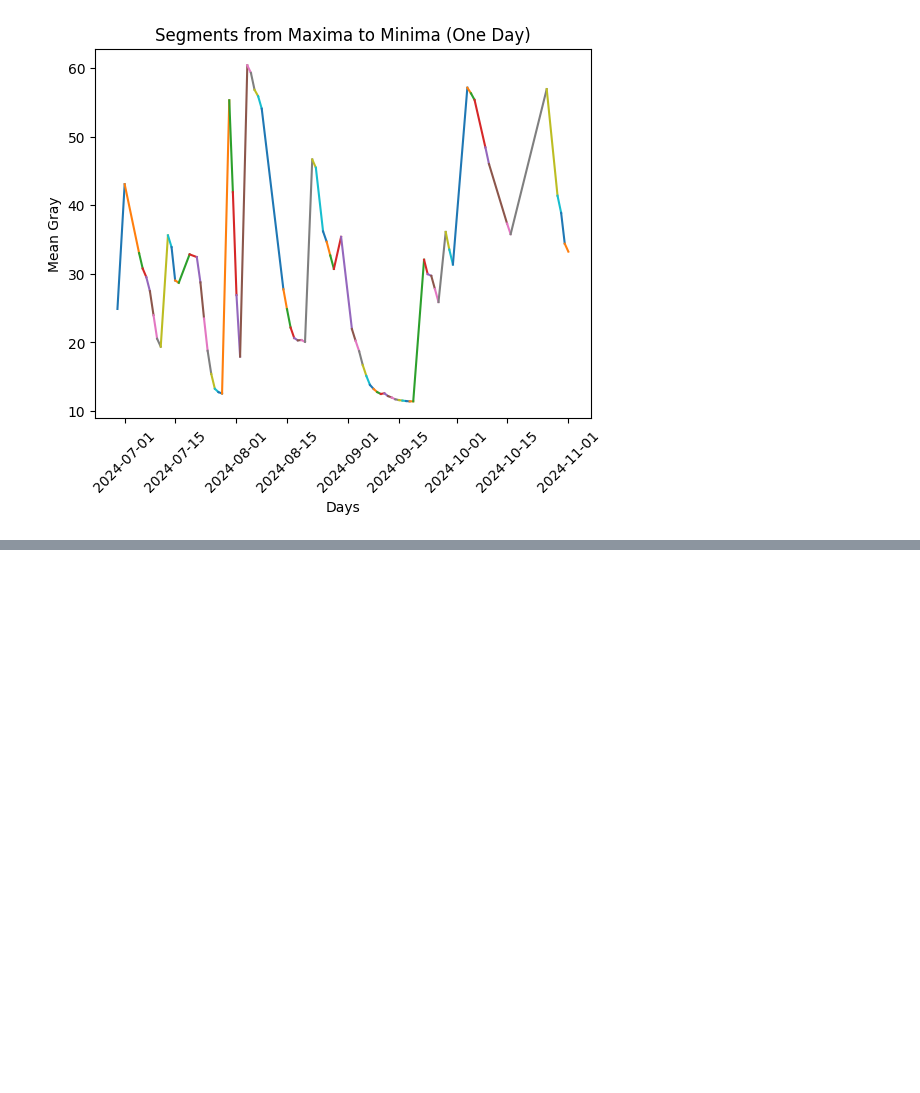
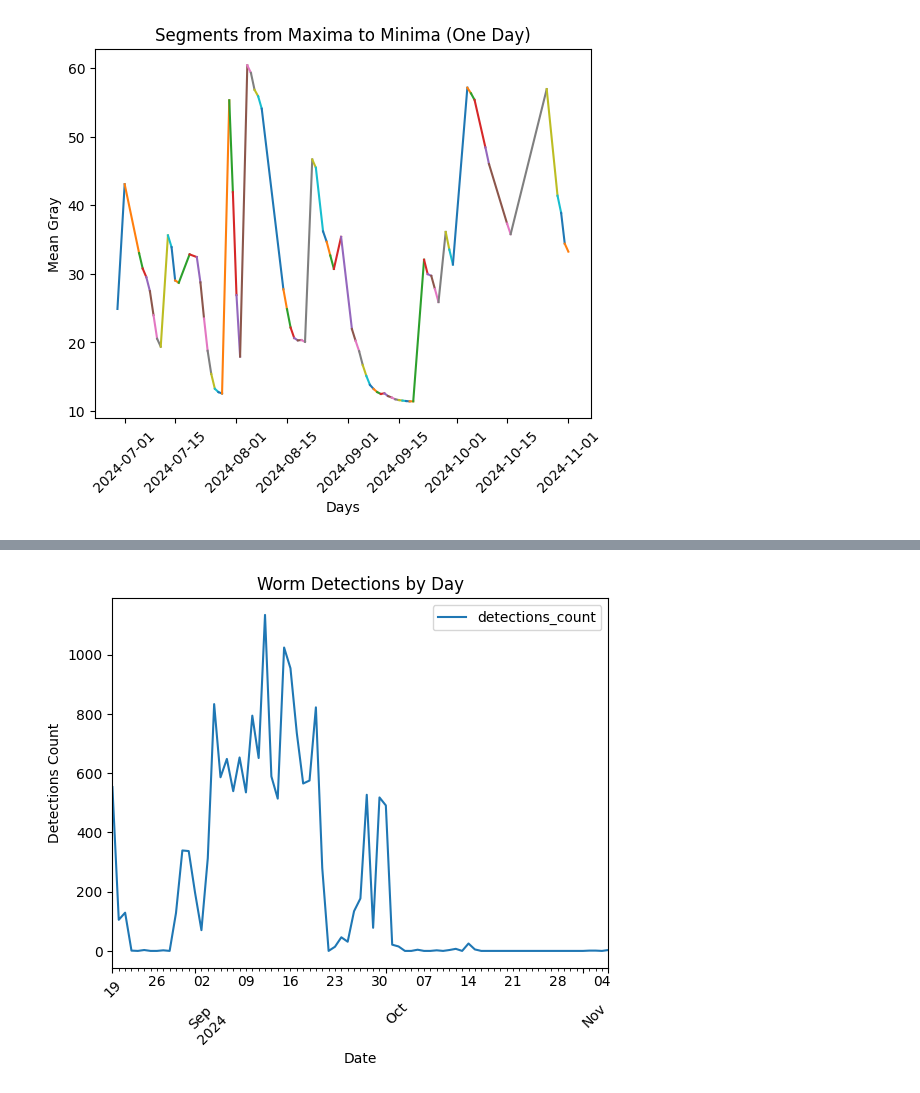
Before and after one commit to wiggle-bin/wiggle-notes, a Jupyter notebook: worms_actvitiy/DataActivityCorrelation.ipynb, the cells around one changed output, grey strips where cells are left out. Drawn from its saved outputs; the diff is of its cells as text; code cells hidden in the pictures; blank space fills up the shorter version.

```diff
--- a/worms_actvitiy/DataActivityCorrelation.ipynb
+++ b/worms_actvitiy/DataActivityCorrelation.ipynb
@@ -391,0 +392,8 @@ df_cleaned_sorted
+# %%
+# Load the CSV file into a DataFrame
+detections = pd.read_csv('./data/csv/image-predictions.csv', usecols=['time', 'class', 'confidence', 'x', 'y', 'width', 'height'])
+
+# Convert the 'time' column to datetime format
+detections['time'] = pd.to_datetime(detections['time'])
+
+detections
@@ -391,0 +456,4 @@ df_cleaned_sorted
+# %%
+detections_worm = detections_non_overlapping[detections_non_overlapping['class'] == 'worm']
+detections_worm = detections_worm[detections_worm['confidence'] > 0.7]
+detections_worm
@@ -391,0 +474,8 @@ df_cleaned_sorted
+# %%
+# Group by day
+detections_worm_by_day = detections_worm.resample('D', on='time').agg({
+    'confidence': 'mean',
+    'class': 'count'
+}).rename(columns={'class': 'detections_count'})
+
+detections_worm_by_day
@@ -391,0 +497,9 @@ df_cleaned_sorted
+# %%
+detections_worm_by_day.plot(y='detections_count', kind='line')
+plt.xlabel('Date')
+plt.ylabel('Detections Count')
+plt.title('Worm Detections by Day')
+plt.xticks(rotation=45)
+plt.show()
+# %% [output]
+[figure, added]
```
Also changed, not shown: parts of 10 cells of this notebook.
